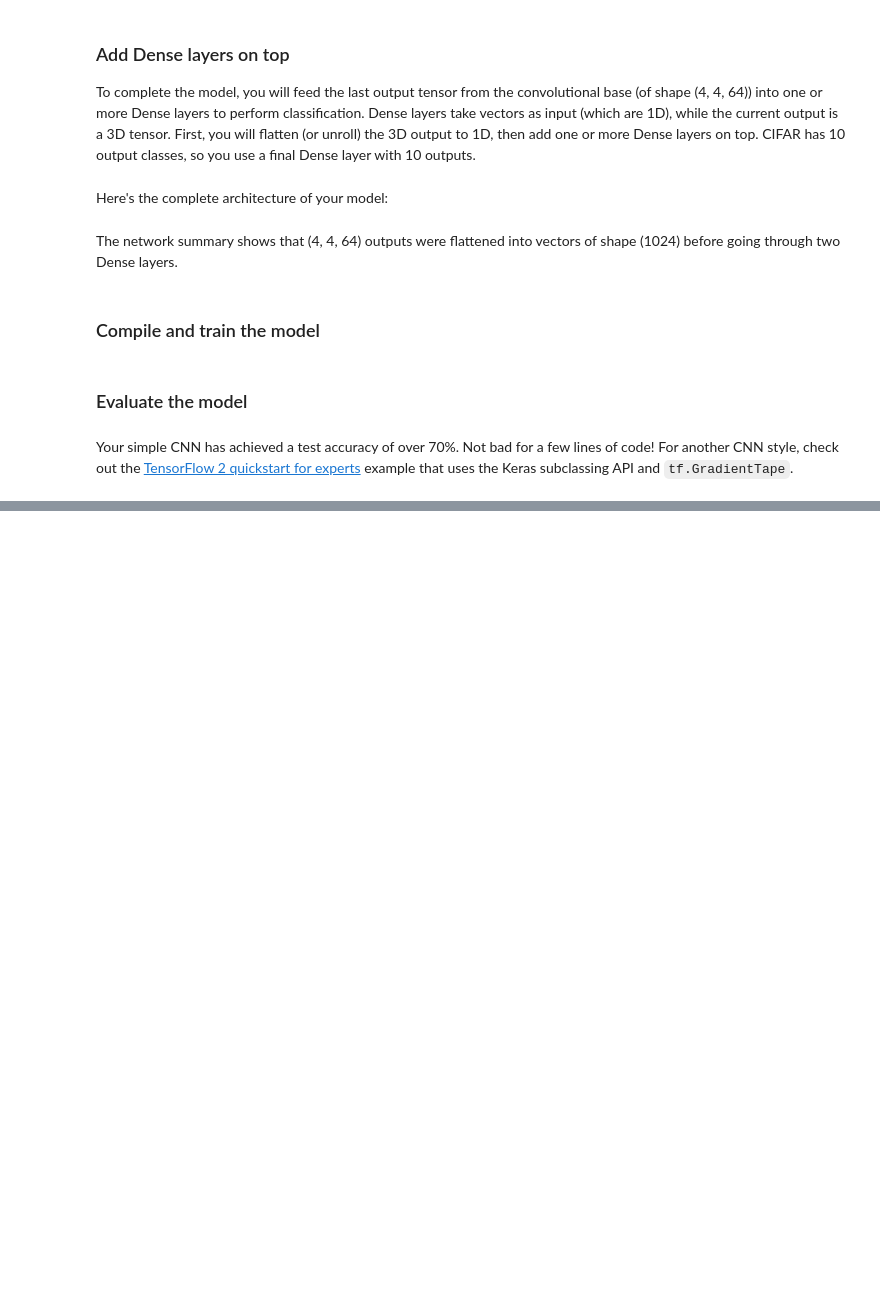
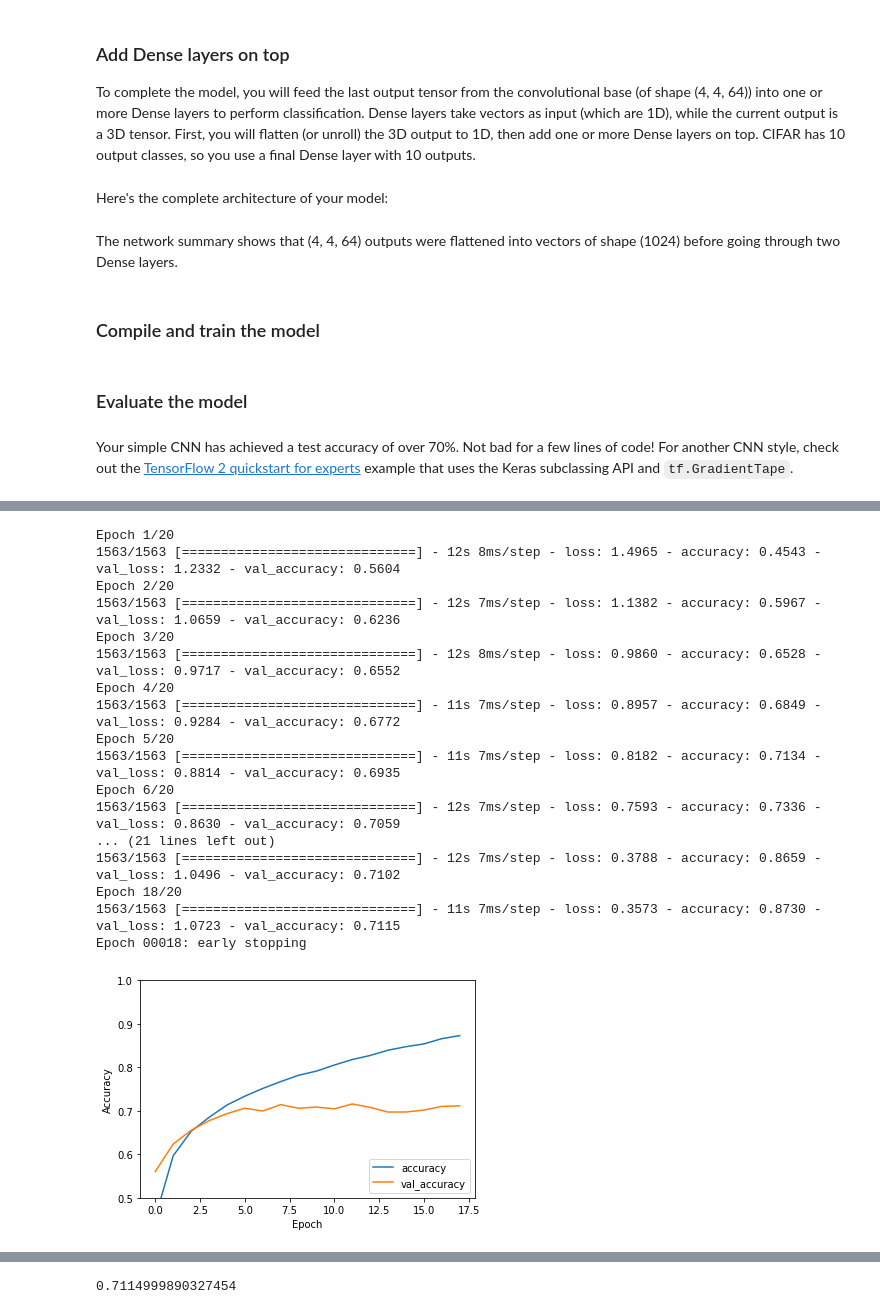
Before and after one commit to TuyenVo104/ee104, a Jupyter notebook: lab8/cnn.ipynb, the cells around one changed output, grey strips where cells are left out. Drawn from its saved outputs; the diff is of its cells as text; code cells hidden in the pictures; blank space fills up the shorter version.

```diff
--- a/lab8/cnn.ipynb
+++ b/lab8/cnn.ipynb
@@ -330,0 +248,22 @@ NotFoundError:  No algorithm worked!
+# %%
+basemodel = base_model()
+execute_model(base_model())
+# %% [output]
+Epoch 1/20
+1563/1563 [==============================] - 12s 8ms/step - loss: 1.4965 - accuracy: 0.4543 - val_loss: 1.2332 - val_accuracy: 0.5604
+Epoch 2/20
+1563/1563 [==============================] - 12s 7ms/step - loss: 1.1382 - accuracy: 0.5967 - val_loss: 1.0659 - val_accuracy: 0.6236
+Epoch 3/20
+1563/1563 [==============================] - 12s 8ms/step - loss: 0.9860 - accuracy: 0.6528 - val_loss: 0.9717 - val_accuracy: 0.6552
+Epoch 4/20
+1563/1563 [==============================] - 11s 7ms/step - loss: 0.8957 - accuracy: 0.6849 - val_loss: 0.9284 - val_accuracy: 0.6772
+Epoch 5/20
+1563/1563 [==============================] - 11s 7ms/step - loss: 0.8182 - accuracy: 0.7134 - val_loss: 0.8814 - val_accuracy: 0.6935
+Epoch 6/20
+1563/1563 [==============================] - 12s 7ms/step - loss: 0.7593 - accuracy: 0.7336 - val_loss: 0.8630 - val_accuracy: 0.7059
+... (21 lines left out)
+1563/1563 [==============================] - 12s 7ms/step - loss: 0.3788 - accuracy: 0.8659 - val_loss: 1.0496 - val_accuracy: 0.7102
+Epoch 18/20
+1563/1563 [==============================] - 11s 7ms/step - loss: 0.3573 - accuracy: 0.8730 - val_loss: 1.0723 - val_accuracy: 0.7115
+Epoch 00018: early stopping
+[figure, added]
@@ -330,0 +271 @@ NotFoundError:  No algorithm worked!
+0.7114999890327454
```
Also changed, not shown: parts of 9 cells of this notebook, 6 other files.
